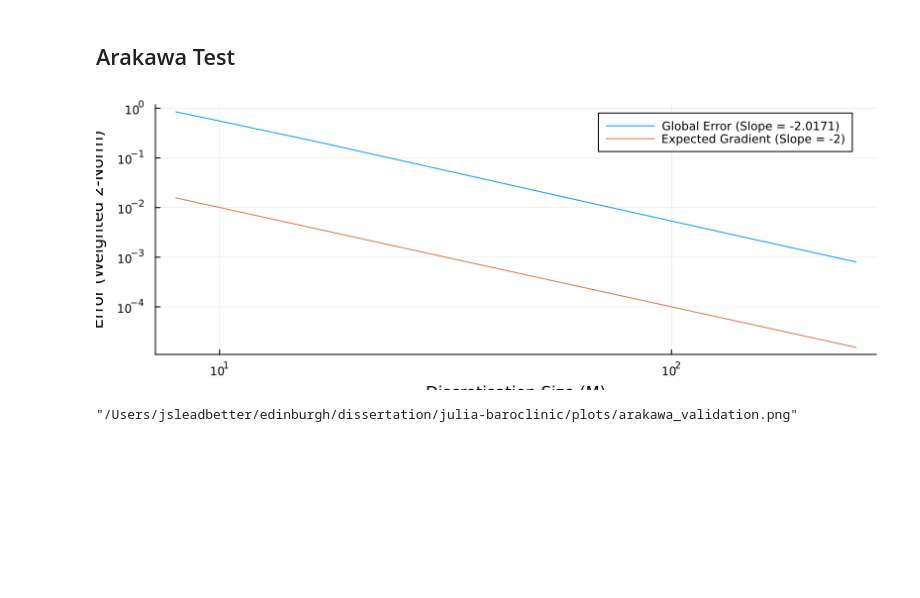
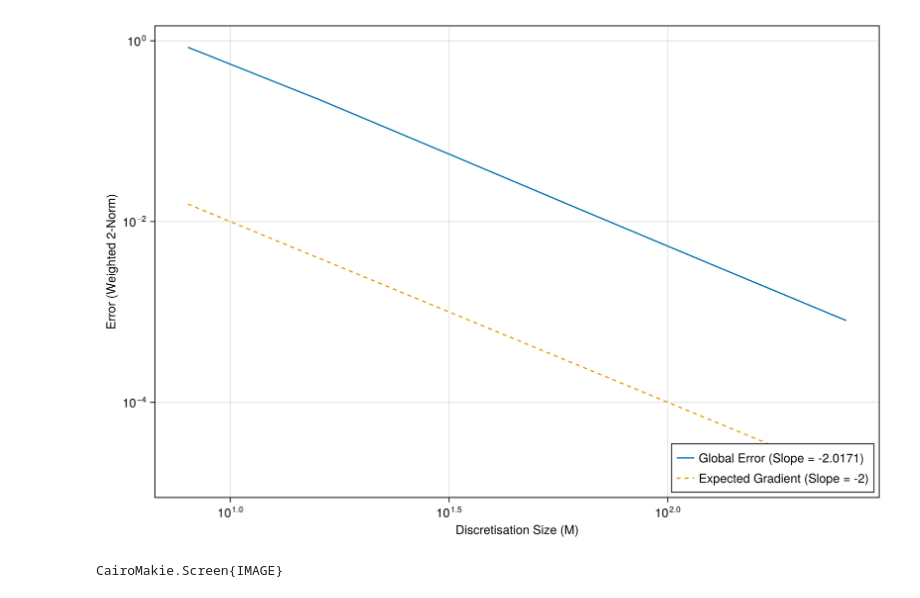
Before and after one commit to JSLeadbetter/julia-ocean-modelling, a Jupyter notebook: notebooks/jupyter/scheme_validation.ipynb, the cells around one changed output. Drawn from its saved outputs; the diff is of its cells as text; code cells hidden in the pictures; blank space fills up the shorter version.

Commit message:
Graphs for validation, pyqg model for benchmarking

```diff
--- a/notebooks/jupyter/scheme_validation.ipynb
+++ b/notebooks/jupyter/scheme_validation.ipynb
@@ -58,54 +73,37 @@ end
-# %% [markdown]
-## Arakawa Test
 # %%
+# Arakawa test.
 include("../../src/schemes/arakawa.jl")
 
-begin
+function test_arakawa()
     Lx = 10
     Ly = 10
     A_func(x, y) = sin(2pi*x/Lx)*sin(2pi*y/Ly)
     B_func(x, y) = cos(2pi*x/Lx)*cos(2pi*y/Ly)
     true_J_func(x, y) = -4pi^2/(Lx*Ly)*cos(2pi*x/Lx)^2*sin(2pi*y/Ly)^2 + 4pi^2/(Lx*Ly)*sin(2pi*x/Lx)^2*cos(2pi*y/Ly)^2
 
     # M = P = 16
     M_list = [8, 16, 32, 64, 128, 256]
     errors = zeros(size(M_list)[1])
 
     for (i, M) in enumerate(M_list)
         dx = Lx / M
         P = M
 
         xs = range(-dx, Lx, length=M+2)
         ys = range(-dx, Ly, length=P+2)
         A = Matrix{Float64}(inflate(A_func, xs, ys))
         B = Matrix{Float64}(inflate(B_func, xs, ys))
 
         true_J_matrix = inflate(true_J_func, xs, ys)
         test_J_matrix = J(dx, A, B)
 
         errors[i] = dx * norm(test_J_matrix - true_J_matrix)
     end
 
-    fit = linear_fit(log.(M_list), log.(errors))
-    slope = fit[2]
+    plot_graph(M_list, errors, 2, "../../plots/arakawa_validation.png")
+end
 
-    expected_curve(x) = 1/x^2
-    ideal_curve = expected_curve.(M_list)
-
-    # Calculate the slope of log-log values to check for second order convergence.
-    fit = linear_fit(log.(M_list), log.(errors))
-    slope = round(fit[2]; digits=4)
-
-    p = plot(
-        M_list, errors, label="Global Error (Slope = $slope)", xscale=:log10, yscale=:log10,
-        xlabel="Discretisation Size (M)", ylabel="Error (Weighted 2-Norm)",
-        size=(800, 300)
-    )
-    plot!(M_list, ideal_curve, label="Expected Gradient (Slope = -2)")
-    display(p)
-
-    savefig(p, "../../plots/arakawa_validation.png")
-end
+test_arakawa()
 # %% [output]
-[figure, old version]
+[figure, new version]
-"/Users/jsleadbetter/edinburgh/dissertation/julia-baroclinic/plots/arakawa_validation.png"
+CairoMakie.Screen{IMAGE}
```
Also changed, not shown: parts of 4 cells of this notebook, 3 other files.
